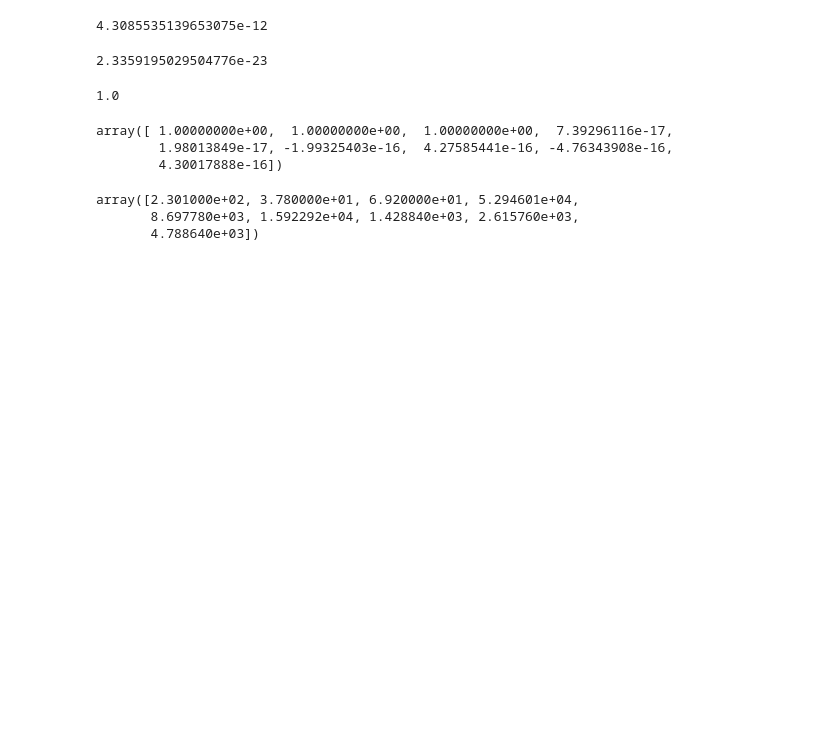
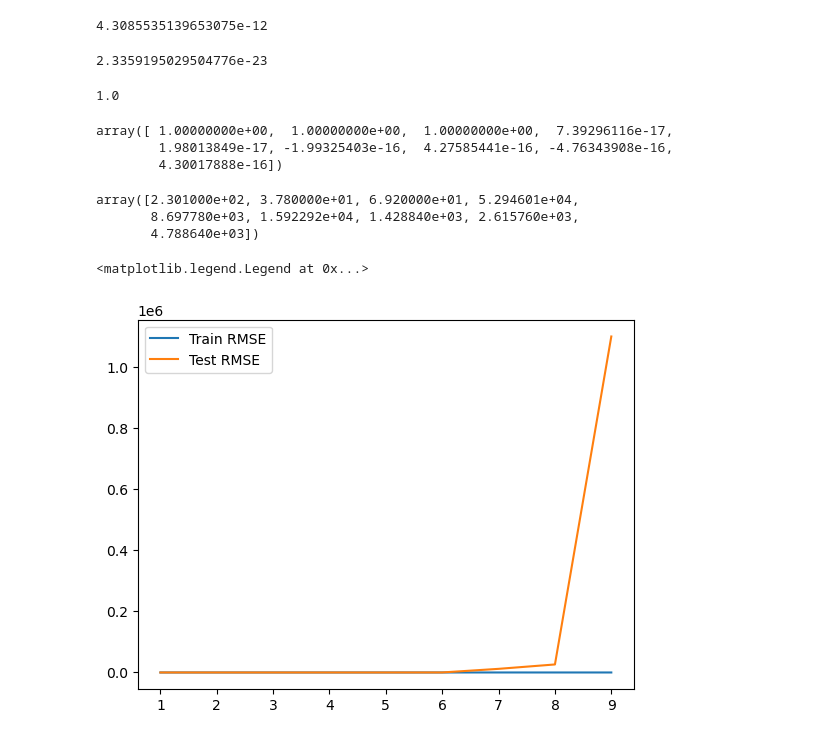
Before and after one commit to YagyanshB/ml-models-understanding, a Jupyter notebook: polynomial_regression.ipynb, the cells around one changed output. Drawn from its saved outputs; the diff is of its cells as text; code cells hidden in the pictures; blank space fills up the shorter version.

Commit message:
Update polynomial regression notebook

```diff
--- a/polynomial_regression.ipynb
+++ b/polynomial_regression.ipynb
@@ -143,0 +149,22 @@ array([2.301000e+02, 3.780000e+01, 6.920000e+01, 5.294601e+04,
+# %%
+train_rmse_errors = []
+test_rmse_errors = []
+
+for d in range(1, 10):
+    poly_converter = PolynomialFeatures(degree = d,
+                                        interaction_only = False,
+                                        include_bias = False)
+    poly_features = poly_converter.fit_transform(X)
+    X_train, X_test, y_train, y_test = train_test_split(poly_features, y, test_size=0.2, random_state=42)
+    model = LinearRegression()
+    model.fit(X_train, y_train)
+    y_pred = model.predict(X_test)
+    train_rmse_errors.append(np.sqrt(mean_squared_error(y_train, model.predict(X_train))))
+    test_rmse_errors.append(np.sqrt(mean_squared_error(y_test, y_pred)))
+
+plt.plot(range(1, 10), train_rmse_errors, label='Train RMSE')
+plt.plot(range(1, 10), test_rmse_errors, label='Test RMSE')
+plt.legend()
+# %% [output]
+<matplotlib.legend.Legend at 0x...>
+[figure, added]
```
Also changed, not shown: parts of 9 cells of this notebook.
